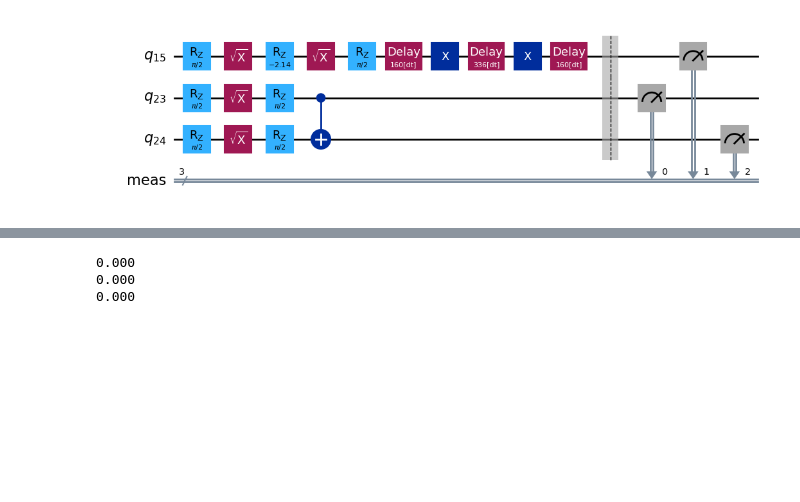
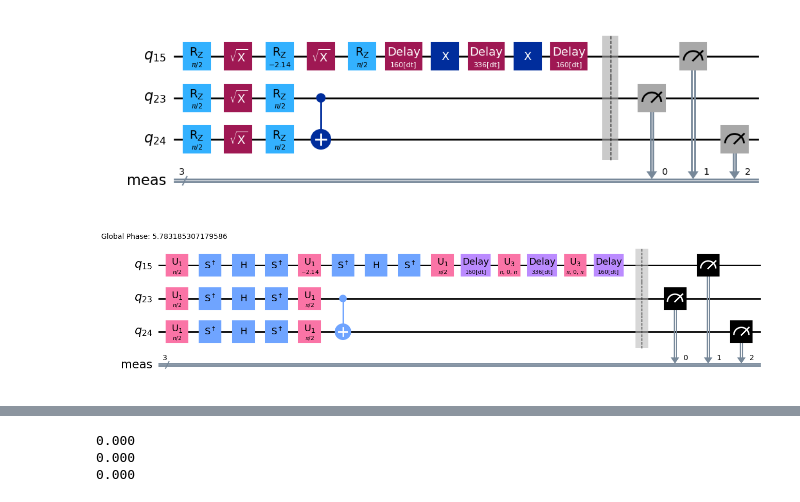
Before and after one commit to Polyana150/Circuitos-otmizados, a Jupyter notebook: 012_fake.ipynb, the cells around one changed output, grey strips where cells are left out. Drawn from its saved outputs; the diff is of its cells as text; code cells hidden in the pictures; blank space fills up the shorter version.

```diff
--- a/012_fake.ipynb
+++ b/012_fake.ipynb
@@ -113,0 +105,4 @@ with Batch(service=service, backend=backend):
+# %%
+circ_dd.decompose().draw(output="mpl",idle_wires=False)
+# %% [output]
+[figure, added]
```
Also changed, not shown: parts of 5 cells of this notebook.
